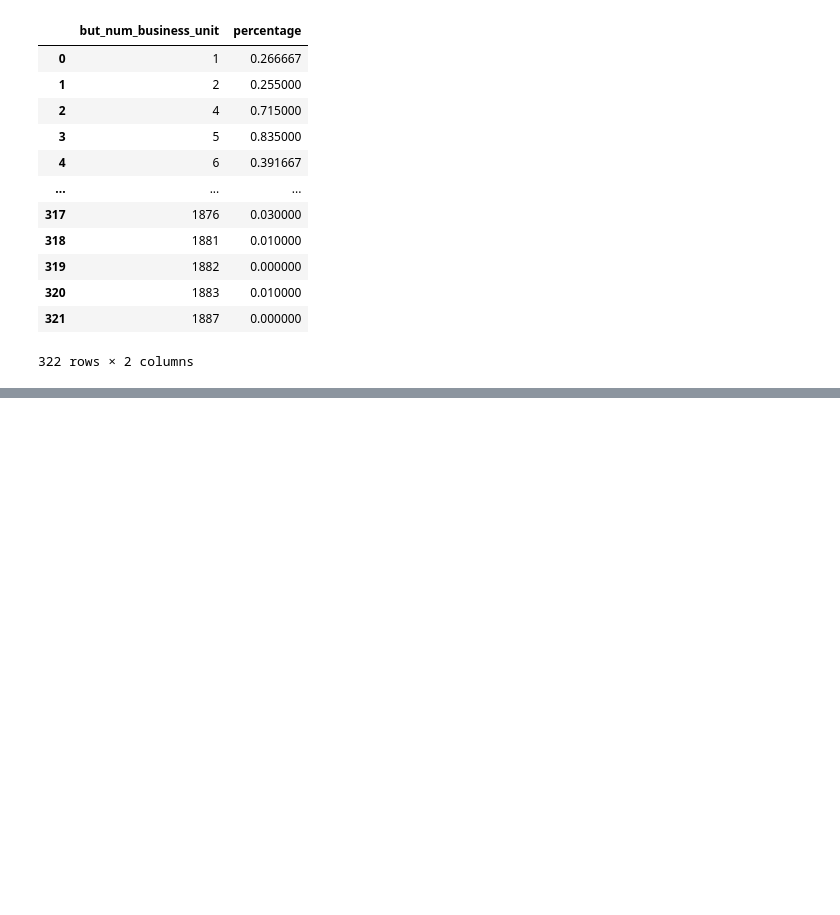
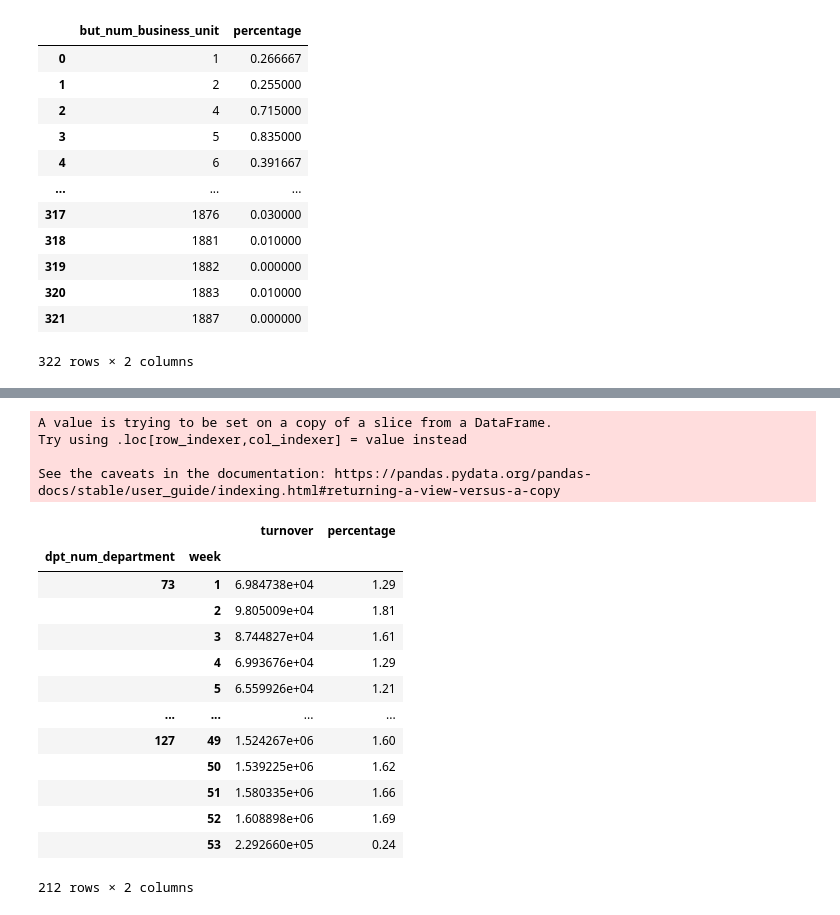
Before and after one commit to louisvilpoux/decathlon_interview, a Jupyter notebook: forecast.ipynb, the cells around one changed output, grey strips where cells are left out. Cells and saved outputs as stored; diff of their text form; code cells hidden in the pictures; blank space fills up the shorter version.

```diff
--- a/forecast.ipynb
+++ b/forecast.ipynb
@@ -295,0 +317,29 @@ df_mean_turnover_bu_perc[["but_num_business_unit","percentage"]]
+# %%
+# add week feature to be able to make precise groups
+df_turn_dep["week"] = df_turn_dep["day_id"].dt.isocalendar().week
+# %% [output]
+A value is trying to be set on a copy of a slice from a DataFrame.
+Try using .loc[row_indexer,col_indexer] = value instead
+
+See the caveats in the documentation: https://pandas.pydata.org/pandas-docs/stable/user_guide/indexing.html#returning-a-view-versus-a-copy
+# %%
+#percentage turnover by department by week
+df_turn_dep_gr = df_turn_dep.groupby(["dpt_num_department","week"]).sum()
+# %%
+df_turn_dep_gr["percentage"] = df_turn_dep_gr.groupby(level=0).apply(lambda x:round(100 * x / float(x.sum()),2))
+df_turn_dep_gr
+# %% [output]
+|  |  | turnover | percentage |
+| dpt_num_department | week |  |  |
+| 73 | 1 | 6.984738e+04 | 1.29 |
+|  | 2 | 9.805009e+04 | 1.81 |
+|  | 3 | 8.744827e+04 | 1.61 |
+|  | 4 | 6.993676e+04 | 1.29 |
+|  | 5 | 6.559926e+04 | 1.21 |
+| ... | ... | ... | ... |
+| 127 | 49 | 1.524267e+06 | 1.60 |
+|  | 50 | 1.539225e+06 | 1.62 |
+|  | 51 | 1.580335e+06 | 1.66 |
+|  | 52 | 1.608898e+06 | 1.69 |
+|  | 53 | 2.292660e+05 | 0.24 |
+212 rows × 2 columns
```
Also changed, not shown: parts of 7 cells of this notebook.
